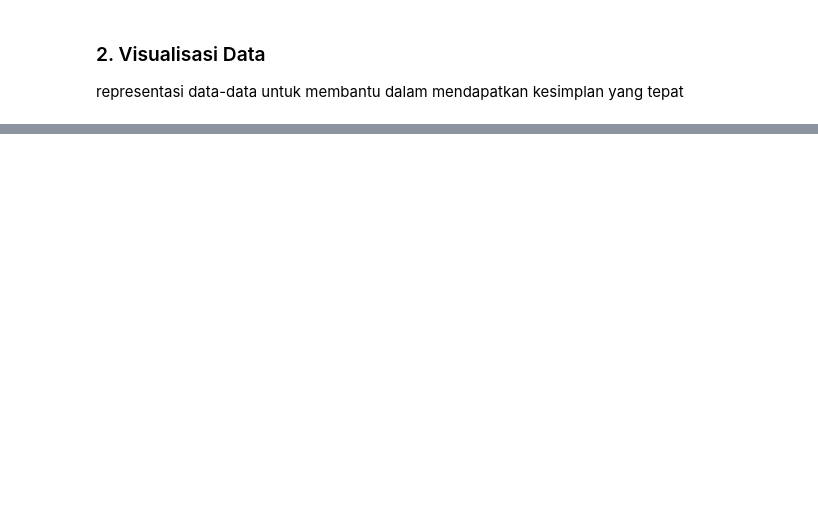
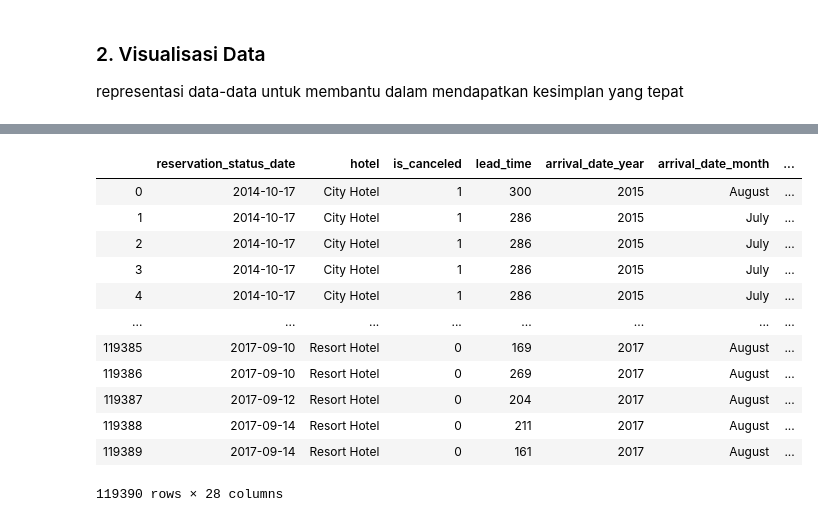
Before and after one commit to cahyoardhi/ugm-find-it-data-analytic, a Jupyter notebook: analyst.ipynb, the cells around one changed output, grey strips where cells are left out. Cells and saved outputs as stored; diff of their text form; code cells hidden in the pictures; blank space fills up the shorter version.

```diff
--- a/analyst.ipynb
+++ b/analyst.ipynb
@@ -159,0 +231,16 @@ sns.set()
+# %%
+df_new.reset_index()
+# %% [output]
+|  | reservation_status_date | hotel | is_canceled | lead_time | arrival_date_year | arrival_date_month | ... |
+| 0 | 2014-10-17 | City Hotel | 1 | 300 | 2015 | August | ... |
+| 1 | 2014-10-17 | City Hotel | 1 | 286 | 2015 | July | ... |
+| 2 | 2014-10-17 | City Hotel | 1 | 286 | 2015 | July | ... |
+| 3 | 2014-10-17 | City Hotel | 1 | 286 | 2015 | July | ... |
+| 4 | 2014-10-17 | City Hotel | 1 | 286 | 2015 | July | ... |
+| ... | ... | ... | ... | ... | ... | ... | ... |
+| 119385 | 2017-09-10 | Resort Hotel | 0 | 169 | 2017 | August | ... |
+| 119386 | 2017-09-10 | Resort Hotel | 0 | 269 | 2017 | August | ... |
+| 119387 | 2017-09-12 | Resort Hotel | 0 | 204 | 2017 | August | ... |
+| 119388 | 2017-09-14 | Resort Hotel | 0 | 211 | 2017 | August | ... |
+| 119389 | 2017-09-14 | Resort Hotel | 0 | 161 | 2017 | August | ... |
+119390 rows × 28 columns
```
Also changed, not shown: parts of 12 cells of this notebook, 1 other file.
